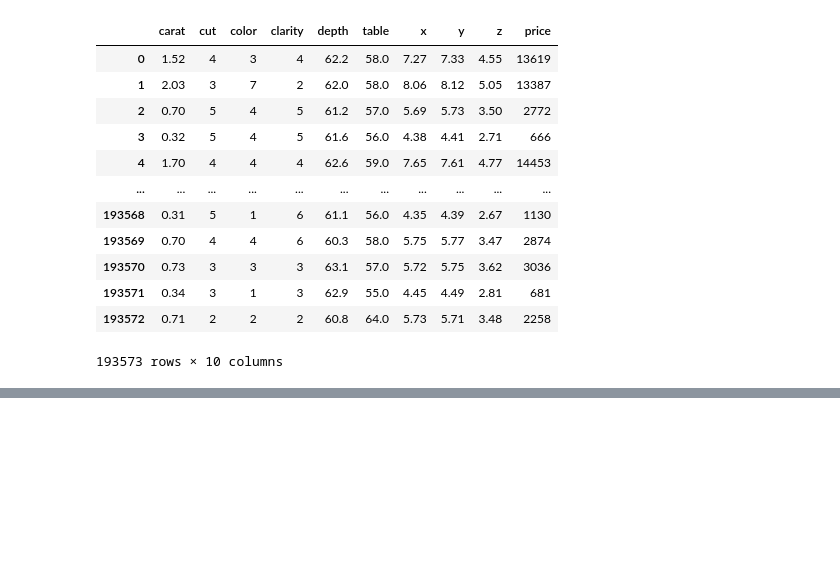
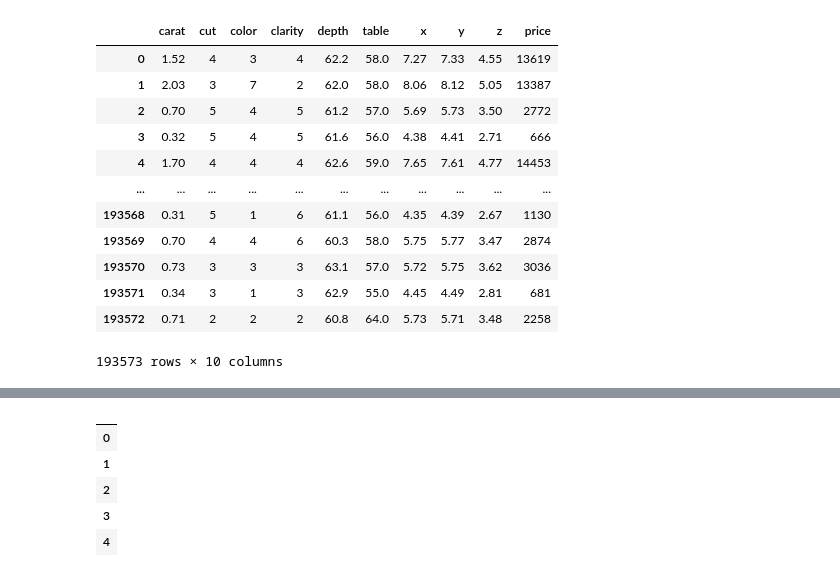
Before and after one commit to DineshKumar1239/ML-OPS, a Jupyter notebook: experiment/experiments.ipynb, the cells around one changed output, grey strips where cells are left out. Drawn from its saved outputs; the diff is of its cells as text; code cells hidden in the pictures; blank space fills up the shorter version.

```diff
--- a/experiment/experiments.ipynb
+++ b/experiment/experiments.ipynb
@@ -249,0 +306,9 @@ data
+# %%
+X.select_dtypes(include="object").head()
+# %% [output]
+|  |
+| 0 |
+| 1 |
+| 2 |
+| 3 |
+| 4 |
```
Also changed, not shown: parts of 32 cells of this notebook, 1 other file.
